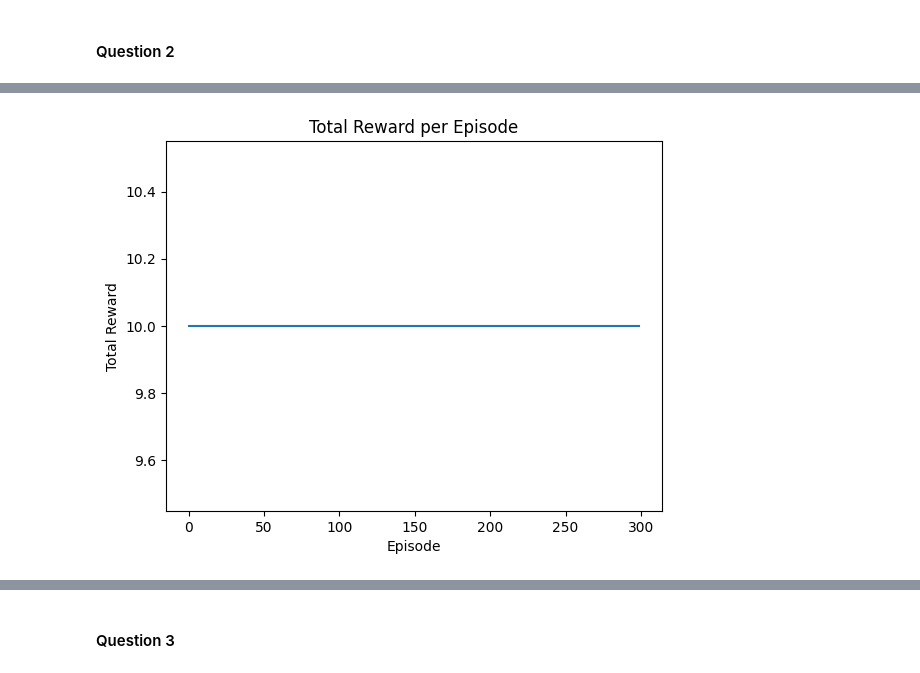
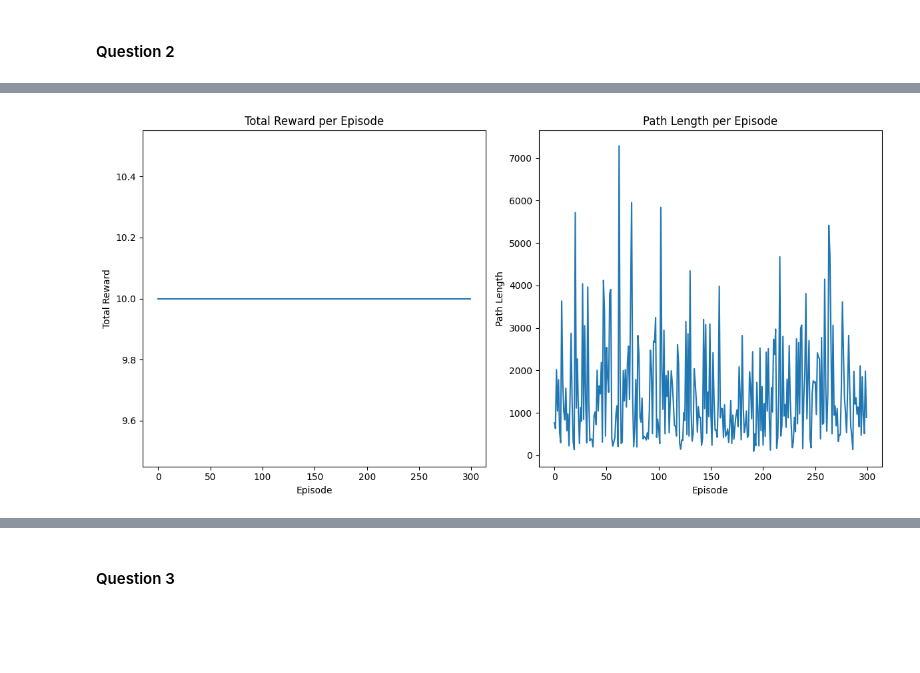
Before and after one commit to daniallegue/Reinforcement-Learning, a Jupyter notebook: src/Main.ipynb, the cells around one changed output, grey strips where cells are left out. Saved outputs shown, nothing was run; the diff lists cells and outputs as text; code cells hidden in the pictures; blank space fills up the shorter version.

```diff
--- a/src/Main.ipynb
+++ b/src/Main.ipynb
@@ -120,34 +120,81 @@ q_table = QTable(states, actions)
 exploration_strategy = ExplorationStrategy(q_table)
 # Create a learner.
 params = {"lr": 0.7, "gamma": 0.9}
-# learner = QLearning(q_table, params)
+#learner = QLearning(q_table, params)
+
 
 # Hyper-parameters.
 n_episodes = 300
 episode_lengths = []
 episode_rewards = []
 
-for episode in tqdm(range(n_episodes)):
-    total_reward = 0
-    agent.reset()
-    done = False
-    steps = 0
+def run_learning_episodes_base(maze, agent, exploration_strategy, exploration_strategy_name, n_episodes=300, epsilon = 0.01, temperature=0.2):
+    """
+    Runs multiple episodes of the reinforcement learning process.
 
-    while not done:
-        current_state = agent.get_state(maze)
-        action = exploration_strategy.boltzmann(agent, maze, 0.2)
-        next_state, reward, done = agent.step(action, maze)
+    Parameters:
+    - maze: The maze environment.
+    - agent: The agent navigating the maze.
+    - exploration_strategy: The strategy used by the agent to explore the maze.
+    - exploration_strategy_name: The specific exploration strategy to implement in the cycle.
+    - learner: The learning algorithm to update the agent's knowledge.
+    - with_learning: Whether the agent should learn from its experiences.
+    - n_episodes: The number of episodes to run.
+    - temperature: The temperature parameter for the Boltzmann exploration strategy.
 
-        # Update the total reward
-        total_reward += reward
-        steps += 1
+    Returns:
+    - episode_rewards: A list containing the total reward earned in each episode.
+    - episode_lengths: A list containing the number of steps (length of the path) taken in each episode.
+    """
+    episode_rewards = []
+    episode_lengths = []
 
-    episode_rewards.append(total_reward)
-    episode_lengths.append(steps)
+    for episode in tqdm(range(n_episodes)):
+        total_reward = 0
+        agent.reset()
+        done = False
+        steps = 0
 
-# Plot the results
+        while not done:
+            current_state = agent.get_state(maze)
+            action = None
+            if exploration_strategy_name == "random":
+                action = exploration_strategy.random(agent, maze)
+            elif exploration_strategy_name == "e-greedy":
+                action = exploration_strategy.e_greedy(agent, maze, epsilon)
+            elif exploration_strategy_name == "boltzmann":
+                action = exploration_strategy.boltzmann(agent, maze, temperature)
+            next_state, reward, done = agent.step(action, maze)
+
+            # Update the total reward and steps
+            total_reward += reward
+            steps += 1
+
+            # Learning
+            # if with_learning:
+            #     learner.learn(current_state, action, reward, next_state, done)
+
+        episode_rewards.append(total_reward)
+        episode_lengths.append(steps)
+
+    return episode_rewards, episode_lengths
+
+# Example usage
+episode_rewards, episode_lengths = run_learning_episodes_base(maze, agent, exploration_strategy, 'e-greedy', 300, 0.02, 0.2)
+
+# Plotting the results
+plt.figure(figsize=(12, 6))
+plt.subplot(1, 2, 1)
 plt.plot(episode_rewards)
 plt.xlabel("Episode")
 plt.ylabel("Total Reward")
 plt.title("Total Reward per Episode")
+
+plt.subplot(1, 2, 2)
+plt.plot(episode_lengths)
+plt.xlabel("Episode")
+plt.ylabel("Path Length")
+plt.title("Path Length per Episode")
+plt.tight_layout()
+plt.show()
 # %% [output]
@@ -155 +201 @@ Text(0.5, 1.0, 'Total Reward per Episode')
-[figure, old version]
+[figure, new version]
```
Also changed, not shown: parts of 16 cells of this notebook.
